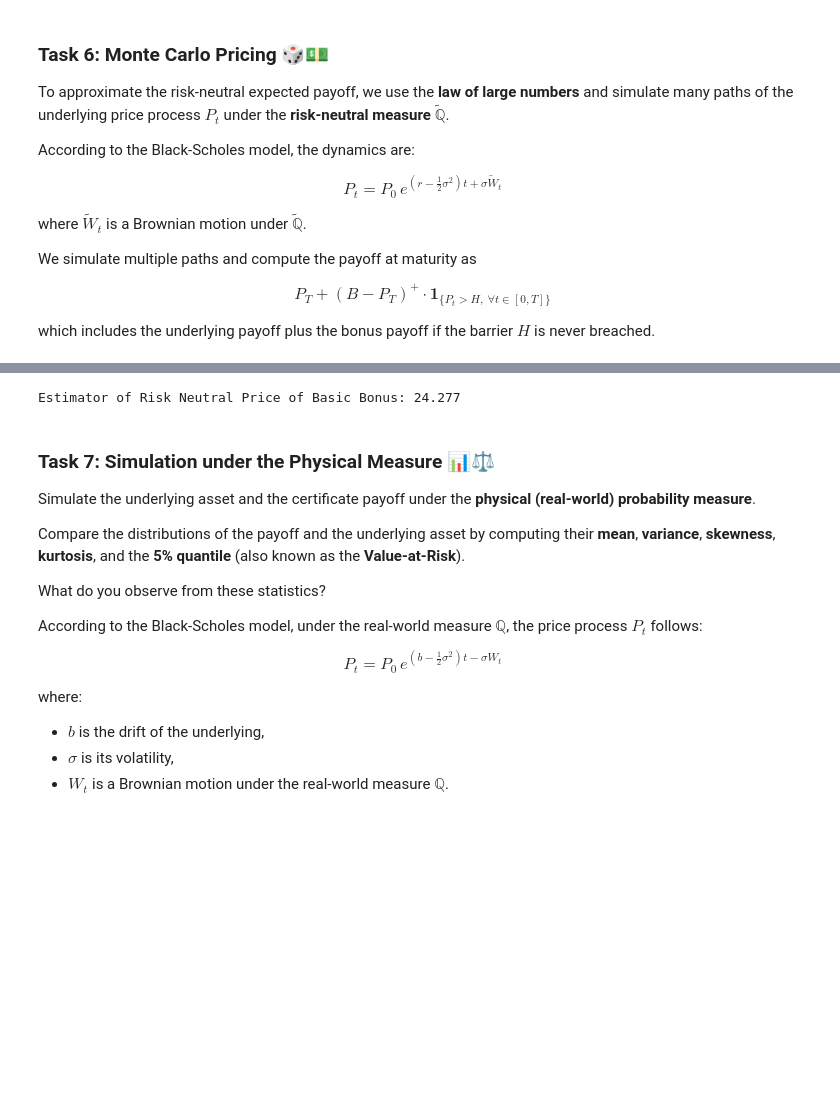
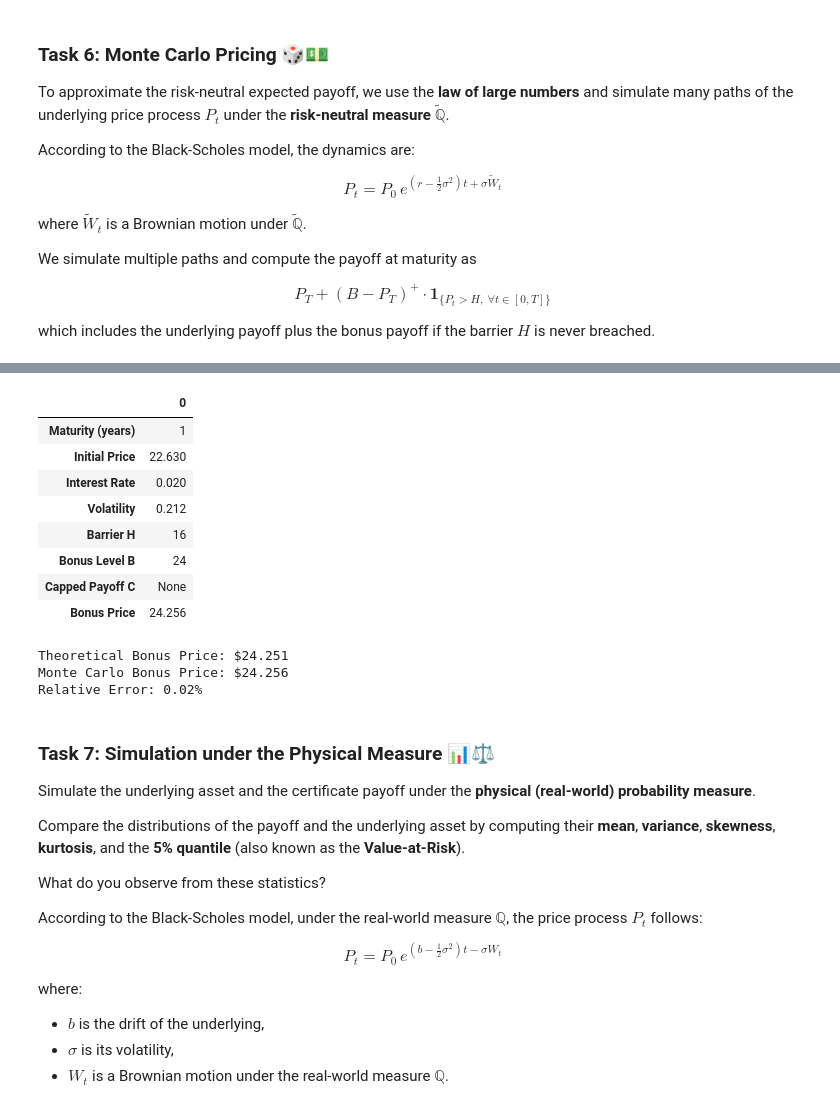
Before and after one commit to manuelgonzalzz/bonus-certificate, a Jupyter notebook: manuel.ipynb, the cells around one changed output, grey strips where cells are left out. Drawn from its saved outputs; the diff is of its cells as text; code cells hidden in the pictures; blank space fills up the shorter version.

```diff
--- a/manuel.ipynb
+++ b/manuel.ipynb
@@ -582,22 +642,52 @@ Payoff: 24.890
 # %%
 from tqdm import tqdm
 np.random.seed(33)
 
 MT_steps = int(1_000_000)
-def MTBonus(T,P0,r,sigma,B,H,steps=MT_steps):
+def MTBonus(T,P0,r,sigma,B,H,Capped=None,steps=MT_steps):
     disc = np.exp(-r*T)
     disc_payoffs = []
     for _ in tqdm(range(steps)):
         _,Pt = PriceProcess(T,P0,sigma,r)
-        payoff,hit = Payoff(Pt,H,B)
+        payoff,hit = BonusPayoff(Pt,H,B,Capped)
         disc_payoffs.append(disc * payoff)
     fairPrice = np.mean(disc_payoffs)
-    return fairPrice
+    results = {
+    "Maturity (years)": T,
+    "Initial Price": P0,
+    "Interest Rate": r,
+    "Volatility": sigma,
+    "Barrier H": H,
+    "Bonus Level B": B,
+    "Capped Payoff C": Capped,
+    "Bonus Price": fairPrice
+    }
+    return results
 
-mt_price = MTBonus(T,P0,r,sigma,B,H,MT_steps)
-print(f'Estimator of Risk Neutral Price of Basic Bonus: {mt_price:.3f}')
+montecarloResults = MTBonus(T,P0,r,sigma,B,H,Capped=None,steps=MT_steps)
+pd.DataFrame([montecarloResults]).T
 # %% [output]
-Estimator of Risk Neutral Price of Basic Bonus: 24.277
+|  | 0 |
+| Maturity (years) | 1 |
+| Initial Price | 22.630 |
+| Interest Rate | 0.020 |
+| Volatility | 0.212 |
+| Barrier H | 16 |
+| Bonus Level B | 24 |
+| Capped Payoff C | None |
+| Bonus Price | 24.256 |
+# %%
+theoreticalBonusPrice = results["Bonus Price"]
+montecarloBonusPrice = montecarloResults["Bonus Price"]
+relative_error = abs(theoreticalBonusPrice - montecarloBonusPrice) / theoreticalBonusPrice * 100  # in %
+
+print(f"Theoretical Bonus Price: ${theoreticalBonusPrice:.3f}")
+print(f"Monte Carlo Bonus Price: ${montecarloBonusPrice:.3f}")
+print(f"Relative Error: {relative_error:.2f}%")
+# %% [output]
+Theoretical Bonus Price: $24.251
+Monte Carlo Bonus Price: $24.256
+Relative Error: 0.02%
 # %% [markdown]
 ### Task 7: Simulation under the Physical Measure 📊⚖️
 
```
Also changed, not shown: parts of 9 cells of this notebook.
